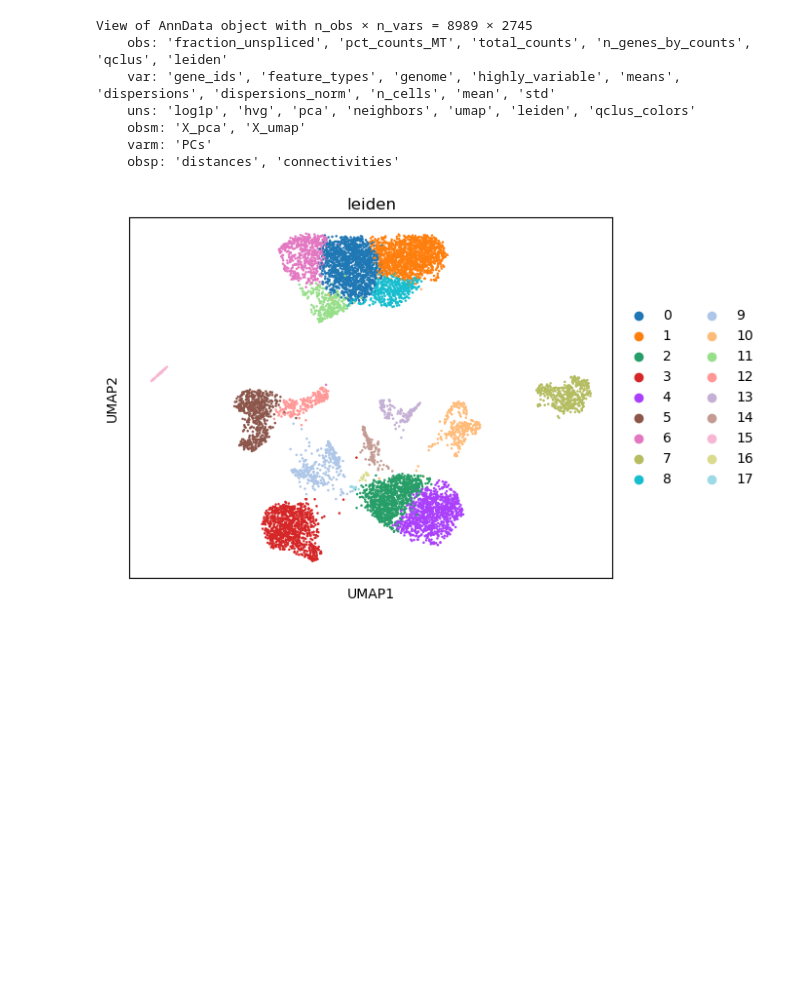
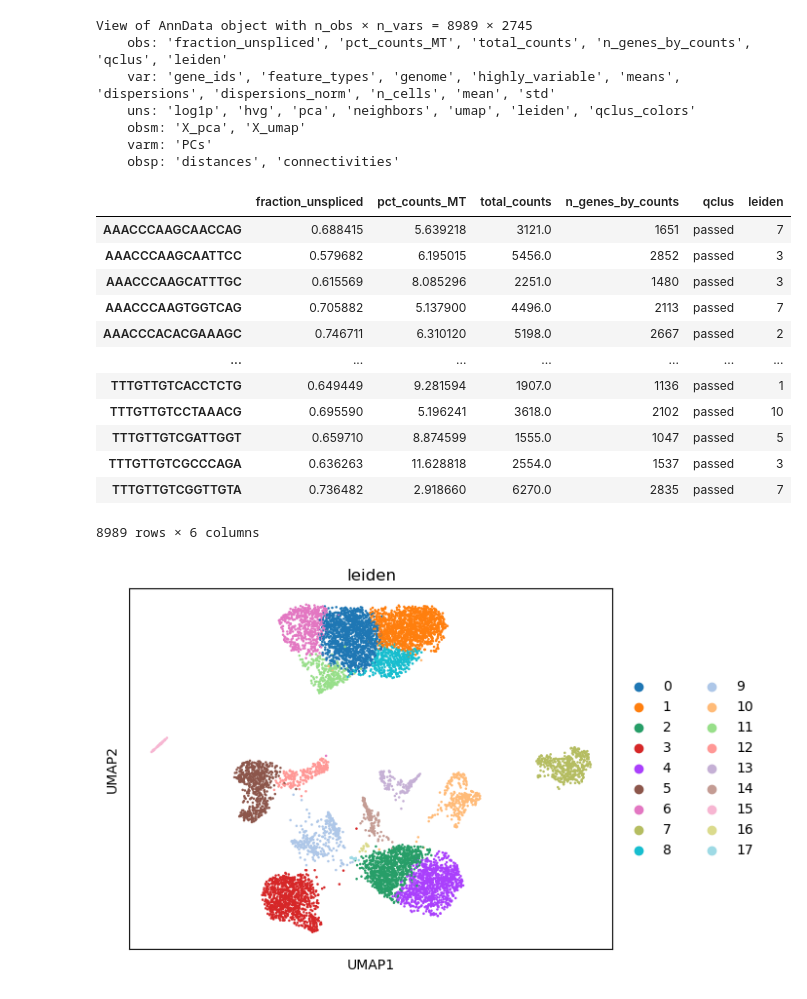
Before and after one commit to linnalab/qclus, a Jupyter notebook: tutorials/tutorial.ipynb, the cells around one changed output. Saved outputs shown, nothing was run; the diff lists cells and outputs as text; code cells hidden in the pictures; blank space fills up the shorter version.

```diff
--- a/tutorials/tutorial.ipynb
+++ b/tutorials/tutorial.ipynb
@@ -10,8 +10,3 @@ import pandas as pd
 
 import warnings
 warnings.filterwarnings("ignore")
-# %%
-counts_path = "samples/filtered_feature_bc_matrix_66.h5"
-loompy_path = "samples/counts_counts_CAD_66.loom"
-adata = qclus.run_qclus(counts_path,
-                        loompy_path)
@@ -20,3 +13,38 @@ AttributeError: module 'qclus' has no attribute 'run_qclus'
+# %%
+counts_path = "../samples/filtered_feature_bc_matrix_66.h5"
+loompy_path = "../samples/counts_counts_CAD_66.loom"
+adata = qclus.run_qclus(counts_path,
+                        loompy_path,
+                        clustering_k=4,
+                        clusters_to_select=["0", "1", "2"],
+                        outlier_unspliced_diff=0.1,
+                        outlier_mito_diff=5)
+
+
+run_qclus(counts_path, loompy_path,
+                    gene_set_dict=celltype_gene_set_dict,
+                    nucl_gene_set=nucl_genes_50,
+                    minimum_genes=500,
+                    maximum_genes=6000,
+                    max_mito_perc=40,
+                    clustering_features=['pct_counts_nonCM',
+                                    'pct_counts_nucl_30',
+                                    'pct_counts_MT',
+                                    'pct_counts_CM_cyto',
+                                    'pct_counts_CM_nucl',
+                                    'fraction_unspliced'],
+                    clustering_k=4,
+                    clusters_to_select=["0", "1", "2"],
+                    scrublet_filter=True,
+                    scrublet_expected_rate=0.06,
+                    scrublet_minimum_counts=2,
+                    scrublet_minimum_cells=3,
+                    scrublet_minimum_gene_variability_pctl=85,
+                    scrublet_n_pcs=30,
+                    scrublet_thresh=0.1,
+                    outlier_filter=True,
+                    outlier_unspliced_diff=0.1,
+                    outlier_mito_diff=5)
 # %%
 adata
 # %% [output]
@@ -65,6 +93,22 @@ View of AnnData object with n_obs × n_vars = 8989 × 2745
     obsm: 'X_pca', 'X_umap'
     varm: 'PCs'
     obsp: 'distances', 'connectivities'
+# %%
+adata.obs
+# %% [output]
+|  | fraction_unspliced | pct_counts_MT | total_counts | n_genes_by_counts | qclus | leiden |
+| AAACCCAAGCAACCAG | 0.688415 | 5.639218 | 3121.0 | 1651 | passed | 7 |
+| AAACCCAAGCAATTCC | 0.579682 | 6.195015 | 5456.0 | 2852 | passed | 3 |
+| AAACCCAAGCATTTGC | 0.615569 | 8.085296 | 2251.0 | 1480 | passed | 3 |
+| AAACCCAAGTGGTCAG | 0.705882 | 5.137900 | 4496.0 | 2113 | passed | 7 |
+| AAACCCACACGAAAGC | 0.746711 | 6.310120 | 5198.0 | 2667 | passed | 2 |
+| ... | ... | ... | ... | ... | ... | ... |
+| TTTGTTGTCACCTCTG | 0.649449 | 9.281594 | 1907.0 | 1136 | passed | 1 |
+| TTTGTTGTCCTAAACG | 0.695590 | 5.196241 | 3618.0 | 2102 | passed | 10 |
+| TTTGTTGTCGATTGGT | 0.659710 | 8.874599 | 1555.0 | 1047 | passed | 5 |
+| TTTGTTGTCGCCCAGA | 0.636263 | 11.628818 | 2554.0 | 1537 | passed | 3 |
+| TTTGTTGTCGGTTGTA | 0.736482 | 2.918660 | 6270.0 | 2835 | passed | 7 |
+8989 rows × 6 columns
 # %%
 sc.tl.pca(adata, svd_solver='randomized')
 sc.pp.neighbors(adata, n_neighbors=10, n_pcs=40)
```
Also changed, not shown: parts of 1 cell of this notebook, 9 other files.
